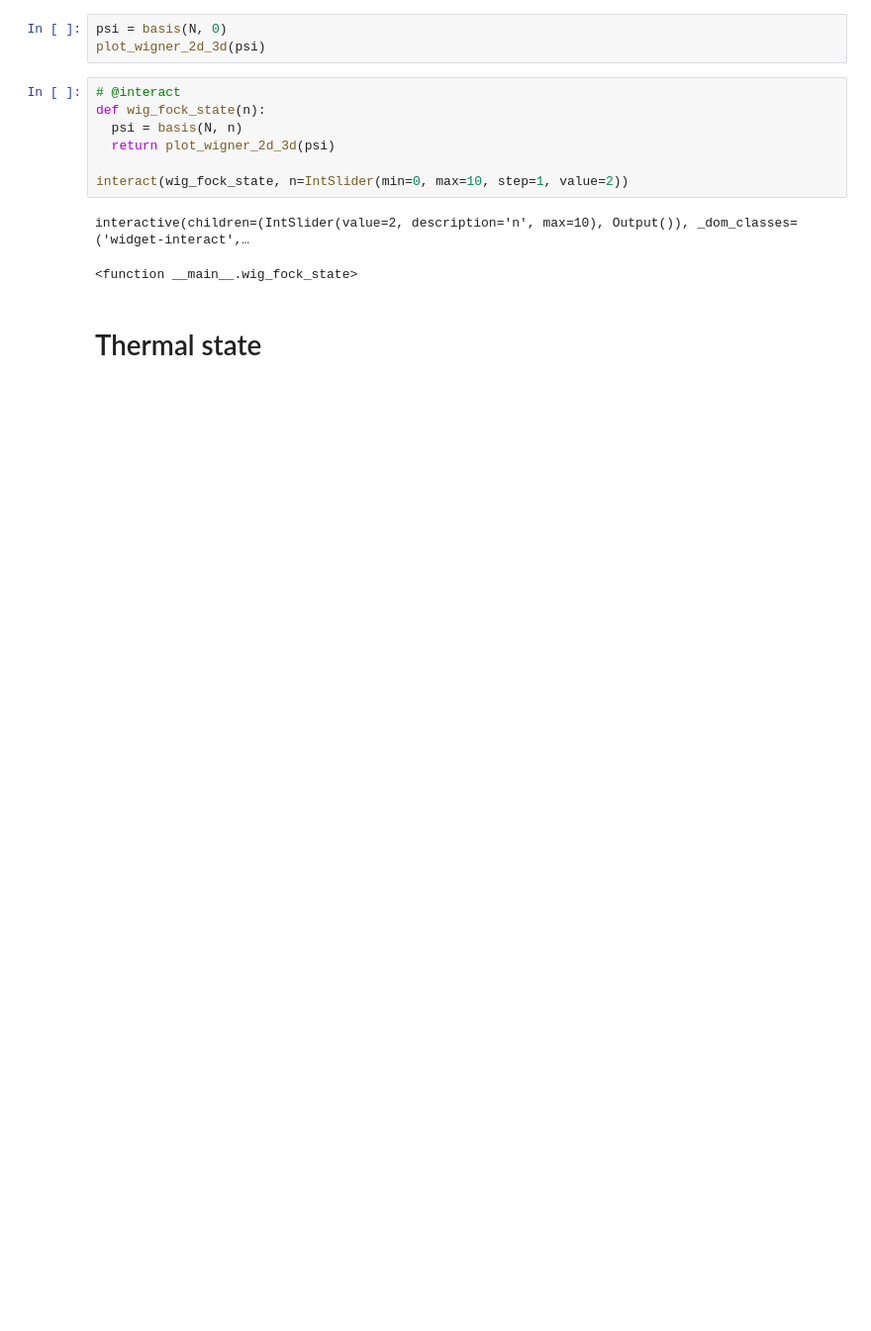
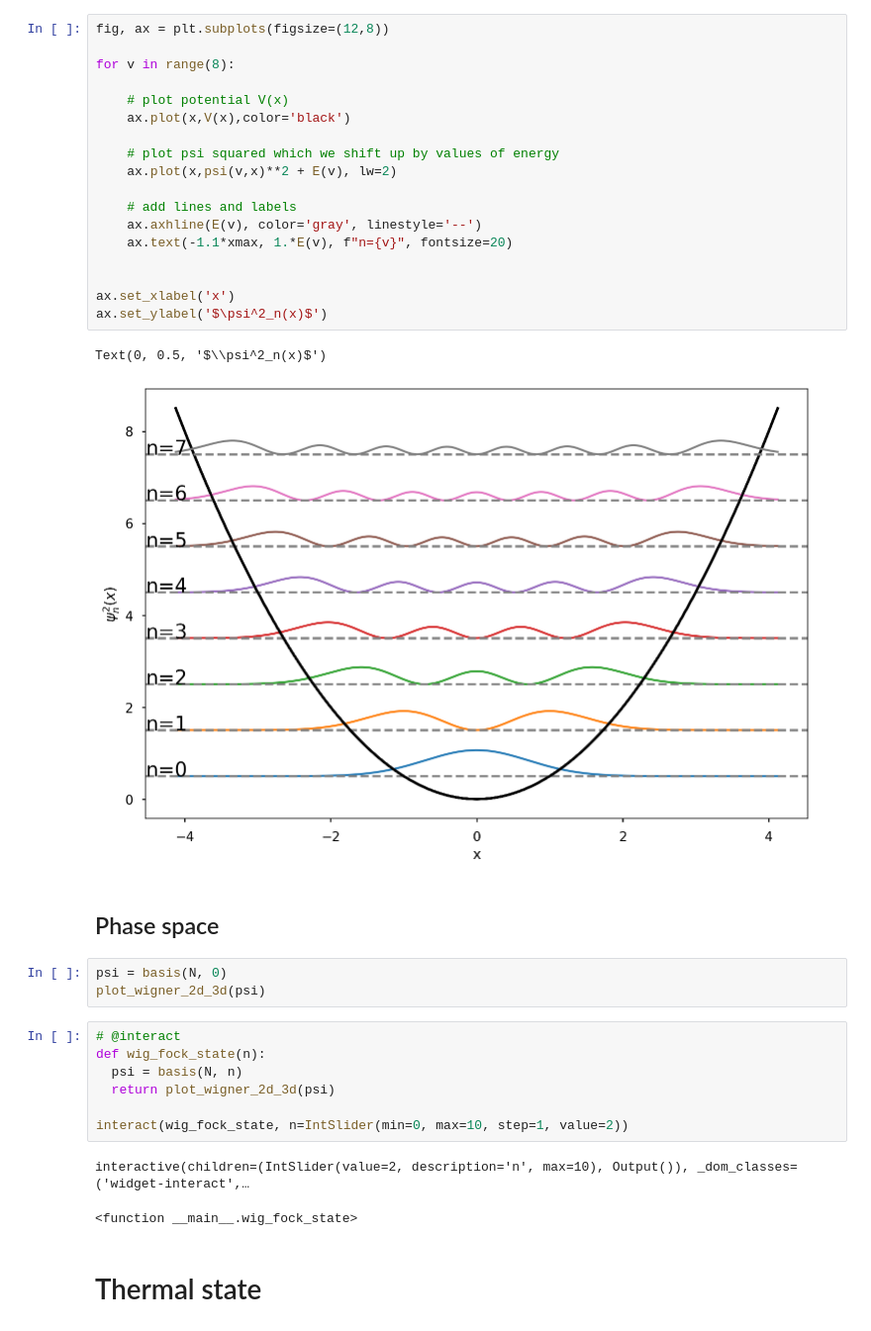
Before and after one commit to sraeisi/QuantumOptics, a Jupyter notebook: Quantum_Optics_Wigner_function.ipynb, the cells around one changed output. Shown at 99% size. Cells and saved outputs as stored; diff of their text form; blank space fills up the shorter version.

```diff
--- a/Quantum_Optics_Wigner_function.ipynb
+++ b/Quantum_Optics_Wigner_function.ipynb
@@ -30,3 +165,26 @@ def plot_wigner_2d_3d(psi):
+# %%
+fig, ax = plt.subplots(figsize=(12,8))
+
+for v in range(8):
+
+    # plot potential V(x)
+    ax.plot(x,V(x),color='black')
+
+    # plot psi squared which we shift up by values of energy
+    ax.plot(x,psi(v,x)**2 + E(v), lw=2)
+
+    # add lines and labels
+    ax.axhline(E(v), color='gray', linestyle='--')
+    ax.text(-1.1*xmax, 1.*E(v), f"n={v}", fontsize=20)
+
+
+ax.set_xlabel('x')
+ax.set_ylabel('$\psi^2_n(x)$')
+# %% [output]
+Text(0, 0.5, '$\\psi^2_n(x)$')
+[figure, added]
+# %% [markdown]
+## Phase space
 # %%
 psi = basis(N, 0)
 plot_wigner_2d_3d(psi)
```
Also changed, not shown: parts of 28 cells of this notebook.
